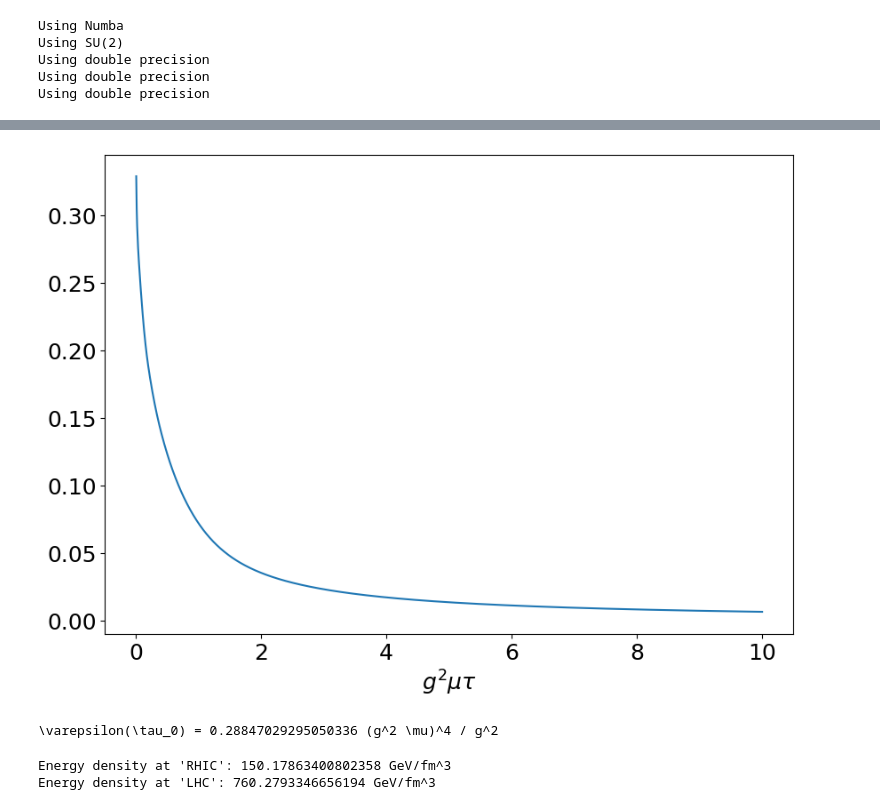
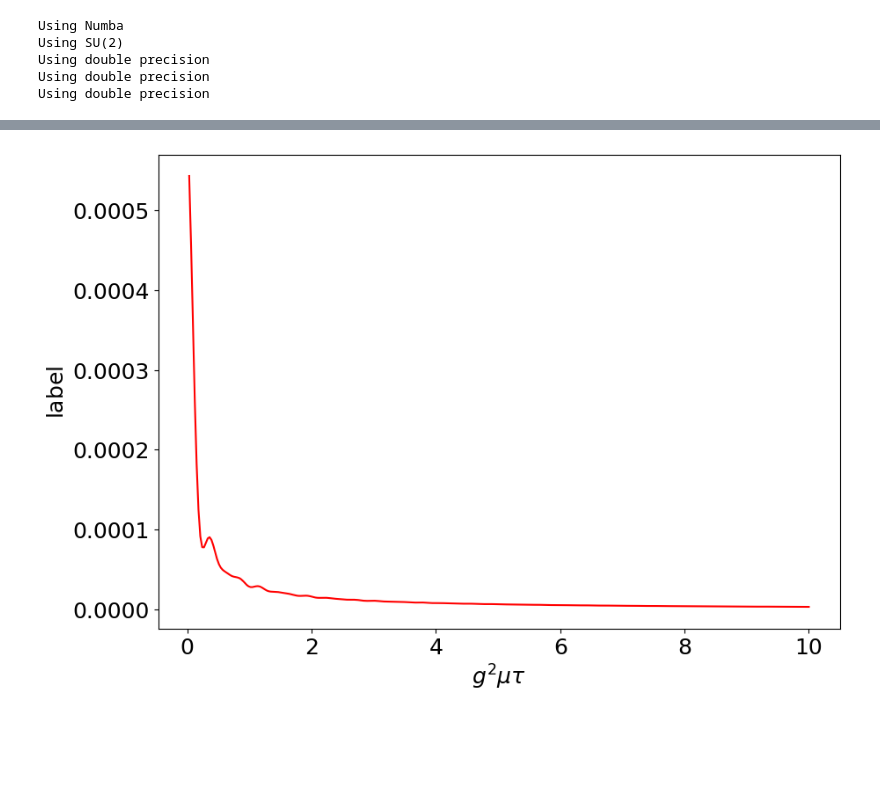
Before and after one commit to avramescudana/curraun, a Jupyter notebook: notebooks/Energy density of the Glasma.ipynb, the cells around one changed output, grey strips where cells are left out. Saved outputs shown, nothing was run; the diff lists cells and outputs as text; code cells hidden in the pictures; blank space fills up the shorter version.

```diff
--- a/notebooks/Energy density of the Glasma.ipynb
+++ b/notebooks/Energy density of the Glasma.ipynb
@@ -302,24 +309,14 @@ plt.show()
-# %%
-plt.errorbar(tau, r["energy"] * hbarc ** 3, yerr=r["energy_std"] * hbarc ** 3, errorevery=20)
-plt.xlabel(r"$g^2 \mu \tau$")
-plt.show()
-# %% [output]
-[figure, removed]
-# %%
-# energy density at specific tau
-tau_eval = 1.0
-tau_eval_index = np.argmin(np.abs(tau - tau_eval))
-energy_dimless = r["energy"][tau_eval_index] * hbarc ** 3 * g ** 2
-
-print(r"\varepsilon(\tau_0) = {} (g^2 \mu)^4 / g^2".format(energy_dimless))
-# %% [output]
-\varepsilon(\tau_0) = 0.28847029295050336 (g^2 \mu)^4 / g^2
-# %%
-energy_RHIC = energy_dimless * 2.0 ** 4 / hbarc ** 3 / g ** 2
-energy_LHC = energy_dimless * 3.0 ** 4 / hbarc ** 3 / g ** 2
-
-print("Energy density at 'RHIC': {} GeV/fm^3".format(energy_RHIC))
-print("Energy density at 'LHC': {} GeV/fm^3".format(energy_LHC))
-# %% [output]
-Energy density at 'RHIC': 150.17863400802358 GeV/fm^3
-Energy density at 'LHC': 760.2793346656194 GeV/fm^3
+# %%
+r = r_lappi
+tau = r["tau"] / hbarc
+
+plt.plot(tau, r["ratio_dif"], color='red')
+# plt.plot(tau, np.ones(len(tau)), color='gray')
+
+plt.ylabel(r"$\mathrm{label}$")
+plt.xlabel(r"$g^2 \mu \tau$")
+
+# plt.savefig('ed_change_el.png', dpi=600)
+plt.show()
+# %% [output]
+[figure, added]
```
Also changed, not shown: parts of 3 cells of this notebook, 2 other files.
